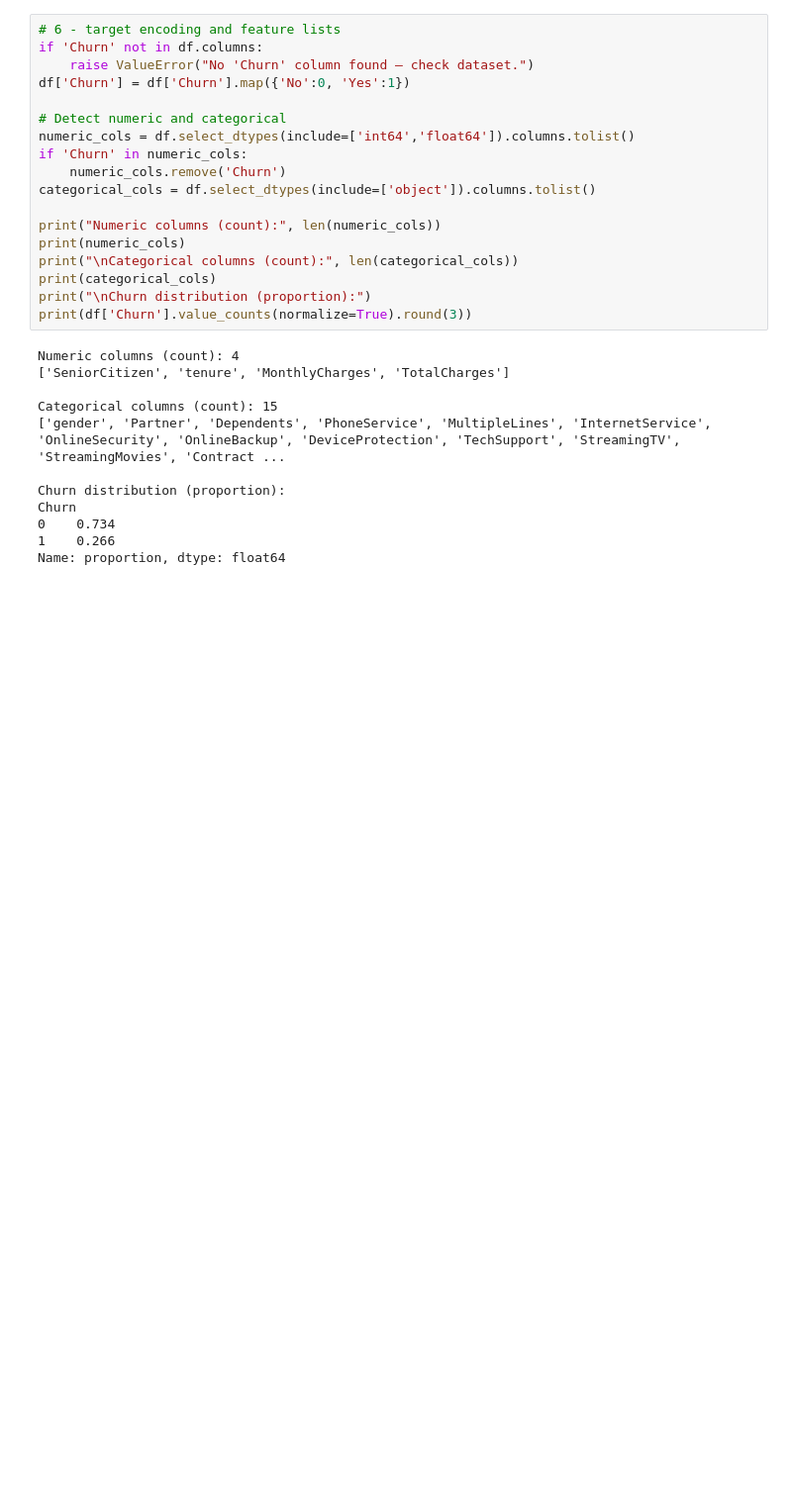
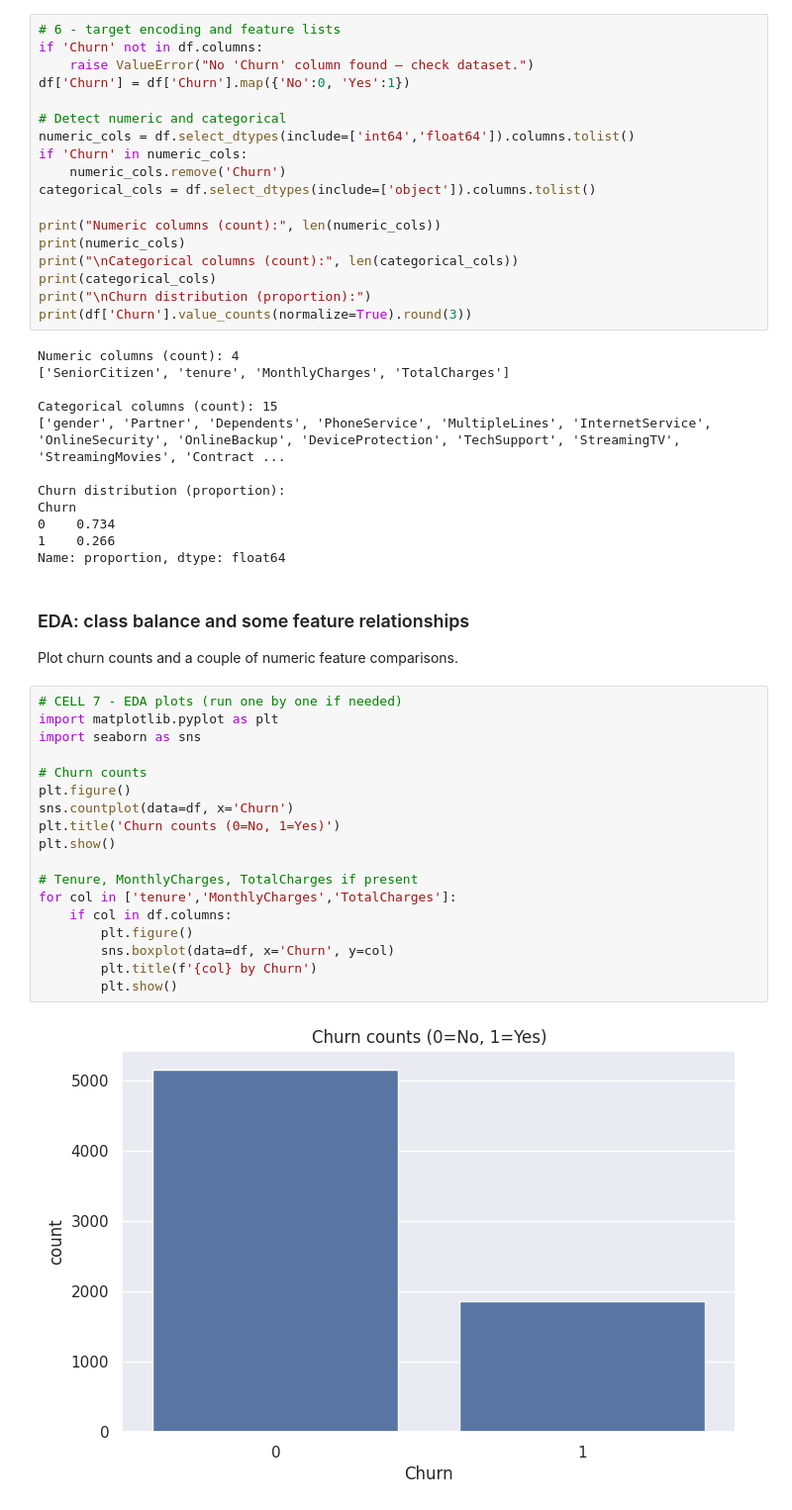
Before and after one commit to Thush099/CM2604-Churn-Classifier, a Jupyter notebook: CM2604_Telco_Churn_Project.ipynb, the cells around one changed output. Shown: that part at 99% size. Drawn from its saved outputs; the diff is of its cells as text; blank space fills up the shorter version.

Commit message:
EDA: churn distribution and numeric feature comparisons (boxplots)

```diff
--- a/CM2604_Telco_Churn_Project.ipynb
+++ b/CM2604_Telco_Churn_Project.ipynb
@@ -185,3 +185,26 @@ Churn
 0    0.734
 1    0.266
 Name: proportion, dtype: float64
+# %% [markdown]
+### EDA: class balance and some feature relationships
+Plot churn counts and a couple of numeric feature comparisons.
+# %%
+# CELL 7 - EDA plots (run one by one if needed)
+import matplotlib.pyplot as plt
+import seaborn as sns
+
+# Churn counts
+plt.figure()
+sns.countplot(data=df, x='Churn')
+plt.title('Churn counts (0=No, 1=Yes)')
+plt.show()
+
+# Tenure, MonthlyCharges, TotalCharges if present
+for col in ['tenure','MonthlyCharges','TotalCharges']:
+    if col in df.columns:
+        plt.figure()
+        sns.boxplot(data=df, x='Churn', y=col)
+        plt.title(f'{col} by Churn')
+        plt.show()
+# %% [output]
+[figure, added]
```
Also changed, not shown: parts of 1 cell of this notebook.
